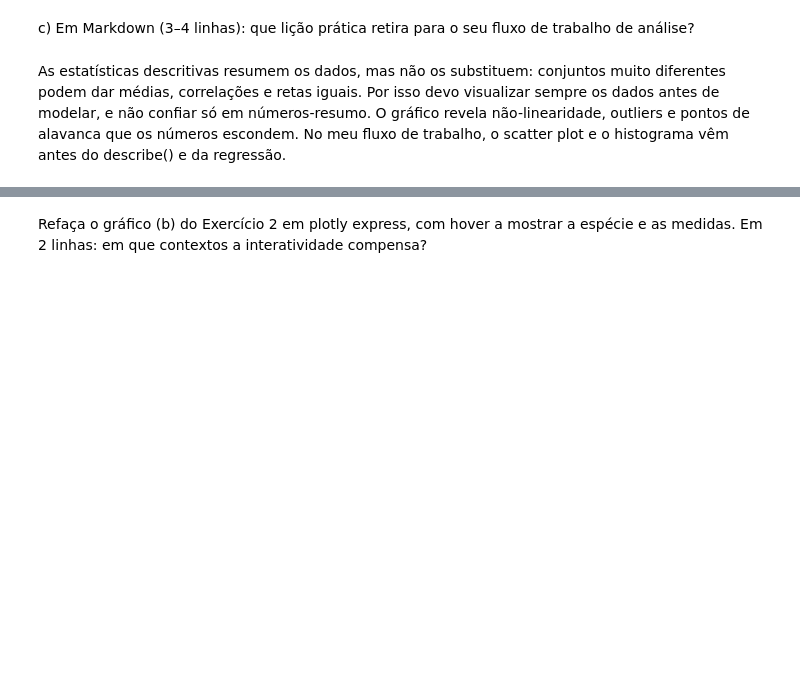
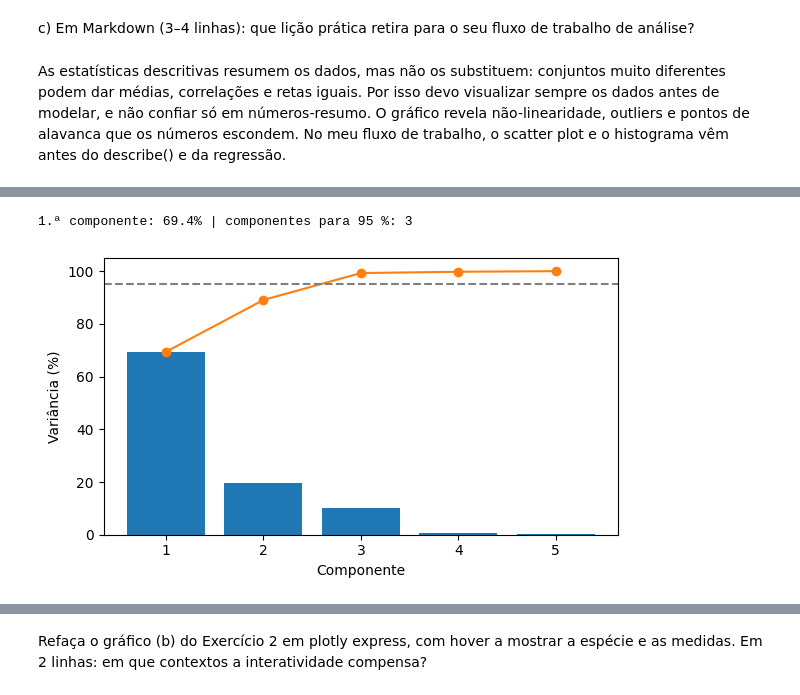
Before and after one commit to adriana1005/analise-mini-proj, a Jupyter notebook: Cópia_de_FP5_53663_LeonorRebola.ipynb, the cells around one changed output, grey strips where cells are left out. Saved outputs shown, nothing was run; the diff lists cells and outputs as text; code cells hidden in the pictures; blank space fills up the shorter version.

```diff
--- a/Cópia_de_FP5_53663_LeonorRebola.ipynb
+++ b/Cópia_de_FP5_53663_LeonorRebola.ipynb
@@ -232,0 +338,13 @@ Em 2025, a empresa A vendeu 102 unidades contra 96 da empresa B, uma diferença
+# %%
+from sklearn.preprocessing import StandardScaler
+from sklearn.decomposition import PCA
+
+X_eco = StandardScaler().fit_transform(df[eco])
+pca = PCA().fit(X_eco)
+
+var = pca.explained_variance_ratio_
+acum = var.cumsum()
+
+pd.DataFrame({'componente': [f'PC{i+1}' for i in range(len(var))],
+              'variancia_%': (var*100).round(2),
+              'acumulada_%': (acum*100).round(2)})
@@ -232,0 +358,14 @@ Em 2025, a empresa A vendeu 102 unidades contra 96 da empresa B, uma diferença
+# %%
+n95 = int(np.argmax(acum >= 0.95) + 1)
+print(f"1.ª componente: {var[0]:.1%} | componentes para 95 %: {n95}")
+# %% [output]
+1.ª componente: 69.4% | componentes para 95 %: 3
+# %%
+plt.figure(figsize=(6, 3.5))
+plt.bar(range(1, 6), var*100)
+plt.plot(range(1, 6), acum*100, marker='o', color='C1')
+plt.axhline(95, ls='--', color='gray')
+plt.xlabel('Componente'); plt.ylabel('Variância (%)')
+plt.tight_layout(); plt.show()
+# %% [output]
+[figure, added]
```
Also changed, not shown: parts of 65 cells of this notebook.
